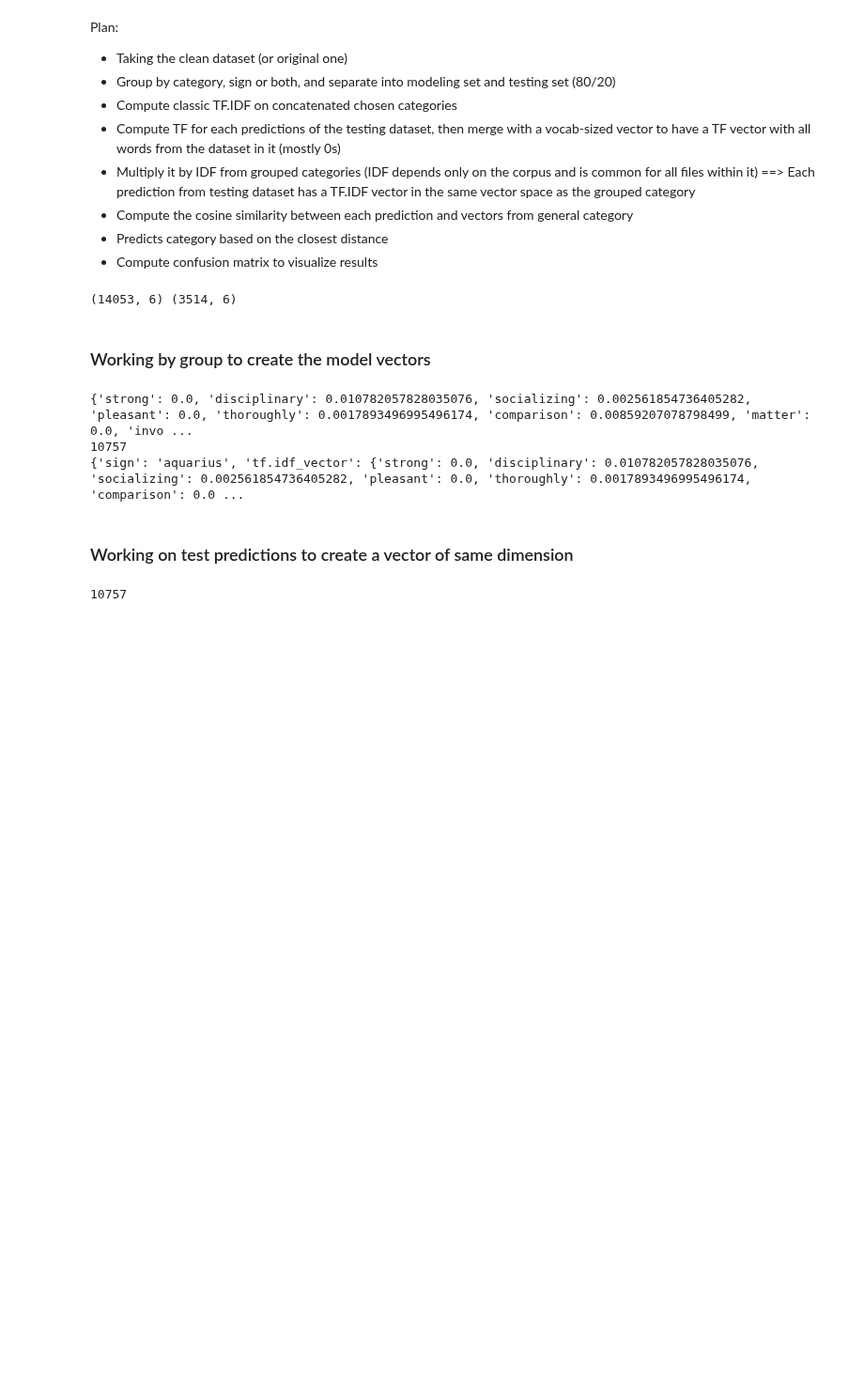
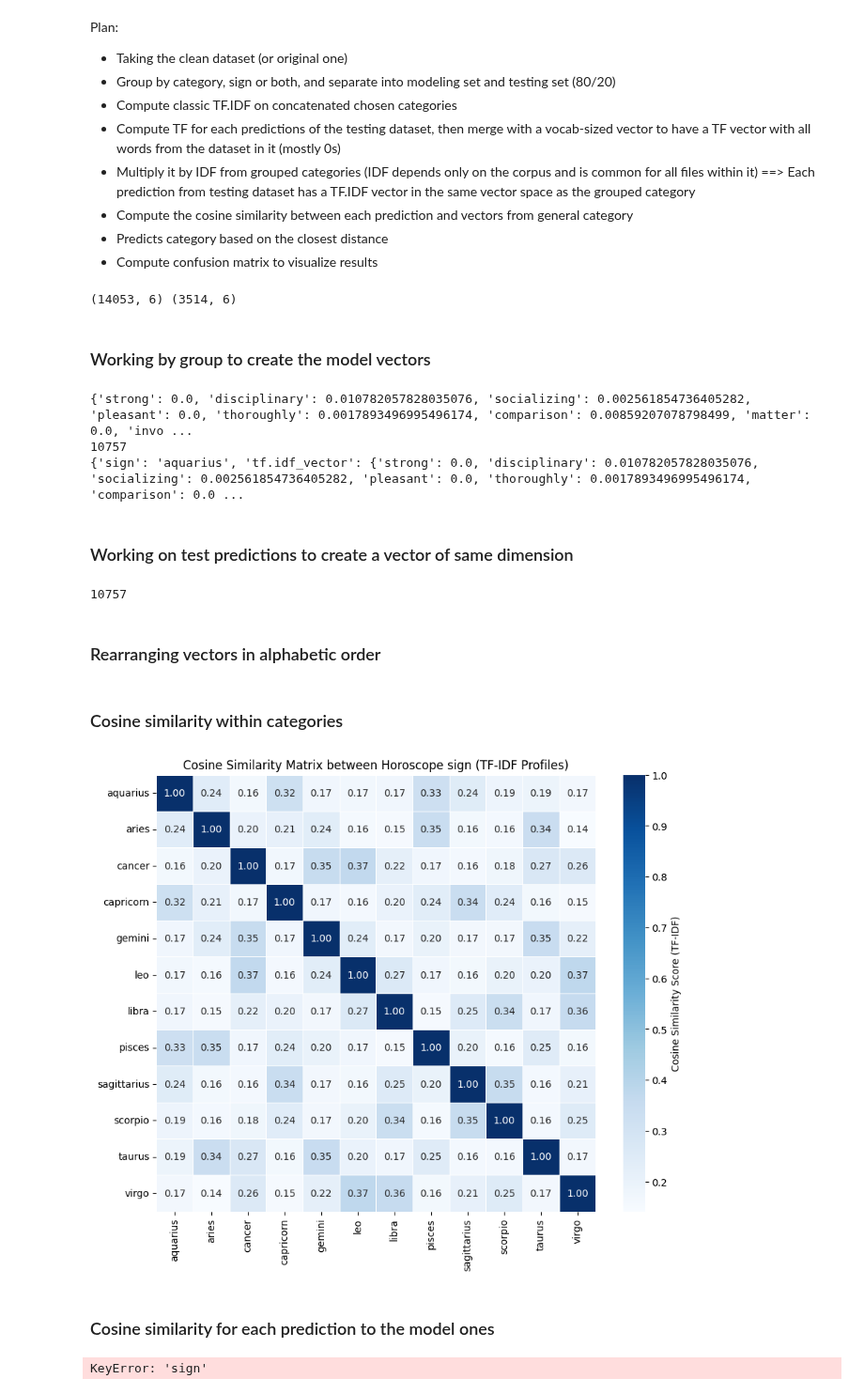
Before and after one commit to andregodinhodtu/02807_Comp_tools_project_group_02, a Jupyter notebook: notebooks/TF_IDF_analysis.ipynb, the cells around one changed output. Shown at 94% size. Cells and saved outputs as stored; diff of their text form; code cells hidden in the pictures; blank space fills up the shorter version.

Commit message:
Cosine similarity baby

```diff
--- a/notebooks/TF_IDF_analysis.ipynb
+++ b/notebooks/TF_IDF_analysis.ipynb
@@ -433,3 +436,78 @@ for i in range(len(predictions)):
 print(len(preds_tf_idf[0]["tf.idf_vector"])) #same length as the vector from grouped categories
 # %% [output]
 10757
+# %% [markdown]
+### Rearranging vectors in alphabetic order
+# %%
+vocabulary = sorted(group_idf_dict.keys()) # get a list of words ordered
+
+#ordering the references according to the vocabulary
+
+for cat in group_tf_idf_vect:
+    cat['cosine_vect'] = np.array([cat["tf.idf_vector"][word] for word in vocabulary])
+
+for pred in preds_tf_idf:
+    pred['cosine_vect'] = np.array([pred["tf.idf_vector"][word] for word in vocabulary])
+# %% [markdown]
+### Cosine similarity within categories
+# %%
+cat_similarity = []
+
+for cat1 in group_tf_idf_vect:
+    for cat2 in group_tf_idf_vect:
+        cat_similarity.append(cosine_similarity(cat1['cosine_vect'], cat2['cosine_vect']))
+
+
+cat_names = [cat[categories] for cat in group_tf_idf_vect]
+
+n_cat = len(cat_names)
+similarity_matrix = np.array(cat_similarity).reshape(n_cat, n_cat)
+
+similarity_df = pd.DataFrame(similarity_matrix, index=cat_names, columns=cat_names)
+
+plt.figure(figsize=(10, 8))
+
+
+sns.heatmap(
+    similarity_df,
+    annot=True,
+    fmt=".2f",
+    cmap="Blues",
+    linewidths=.5,
+    cbar_kws={'label': 'Cosine Similarity Score (TF-IDF)'}
+)
+
+plt.title(f'Cosine Similarity Matrix between Horoscope {categories} (TF-IDF Profiles)')
+plt.show()
+# %% [output]
+[figure, added]
+# %% [markdown]
+### Cosine similarity for each prediction to the model ones
+# %%
+prediction_matrix = np.zeros((n_cat, n_cat))
+prediction_df = pd.DataFrame(prediction_matrix, index=cat_names, columns=cat_names)
+
+for pred in preds_tf_idf:
+    similarity = predict_cat(group_tf_idf_vect, pred['cosine_vect'], categories)
+    cat_predicted = similarity[0]
+    true_cat = pred[categories]
+    prediction_df.loc[true_cat, cat_predicted] += 1
+
+
+plt.figure(figsize=(10, 8))
+
+
+sns.heatmap(
+    prediction_df,
+    annot=True,
+    fmt="d",
+    cmap="viridis",
+    linewidths=.5,
+    cbar=False
+)
+plt.ylabel('True labels') # Ajout d'étiquettes
+plt.xlabel('Predicted Labels')
+plt.title(f'Confusion Matrix TF.IDF per {categories}')
+plt.show()
+# %% [output]
+KeyError: 'sign'
```
Also changed, not shown: parts of 4 cells of this notebook, 1 other file.
